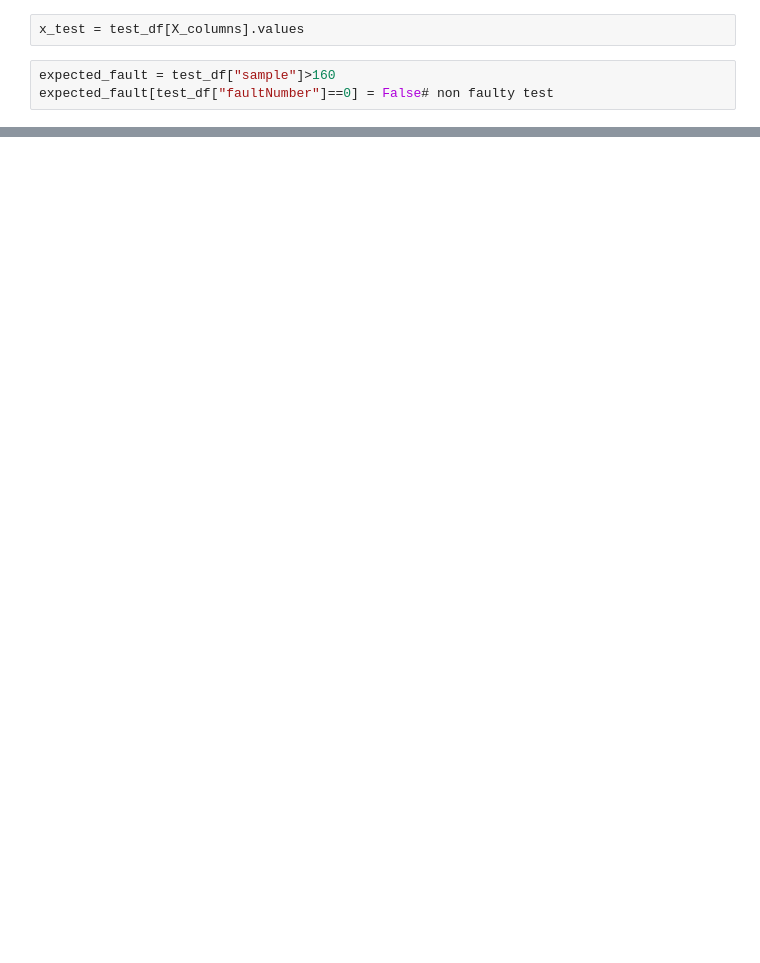
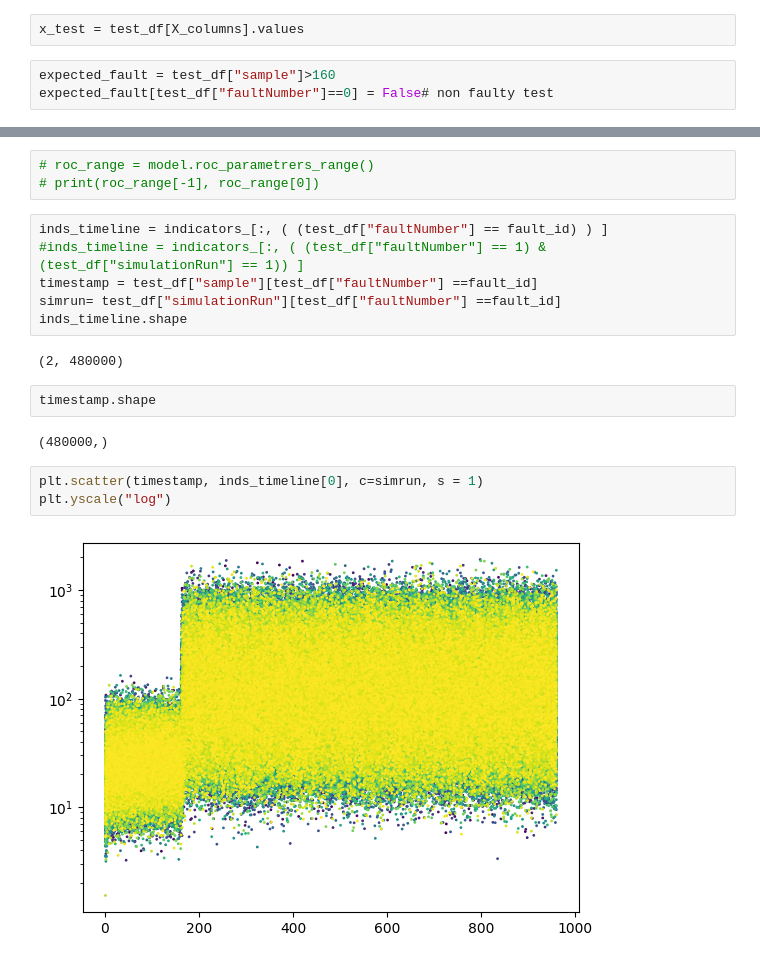
Before and after one commit to Jorge15042001/GhentInternship, a Jupyter notebook: PCA_technique_evaluation.ipynb, the cells around one changed output, grey strips where cells are left out. Drawn from its saved outputs; the diff is of its cells as text; blank space fills up the shorter version.

```diff
--- a/PCA_technique_evaluation.ipynb
+++ b/PCA_technique_evaluation.ipynb
@@ -169,0 +334,20 @@ plt.legend()
+# %%
+# roc_range = model.roc_parametrers_range()
+# print(roc_range[-1], roc_range[0])
+# %%
+inds_timeline = indicators_[:, ( (test_df["faultNumber"] == fault_id) ) ]
+#inds_timeline = indicators_[:, ( (test_df["faultNumber"] == 1) & (test_df["simulationRun"] == 1)) ]
+timestamp = test_df["sample"][test_df["faultNumber"] ==fault_id]
+simrun= test_df["simulationRun"][test_df["faultNumber"] ==fault_id]
+inds_timeline.shape
+# %% [output]
+(2, 480000)
+# %%
+timestamp.shape
+# %% [output]
+(480000,)
+# %%
+plt.scatter(timestamp, inds_timeline[0], c=simrun, s = 1)
+plt.yscale("log")
+# %% [output]
+[figure, added]
```
Also changed, not shown: parts of 42 cells of this notebook, 10 other files.
